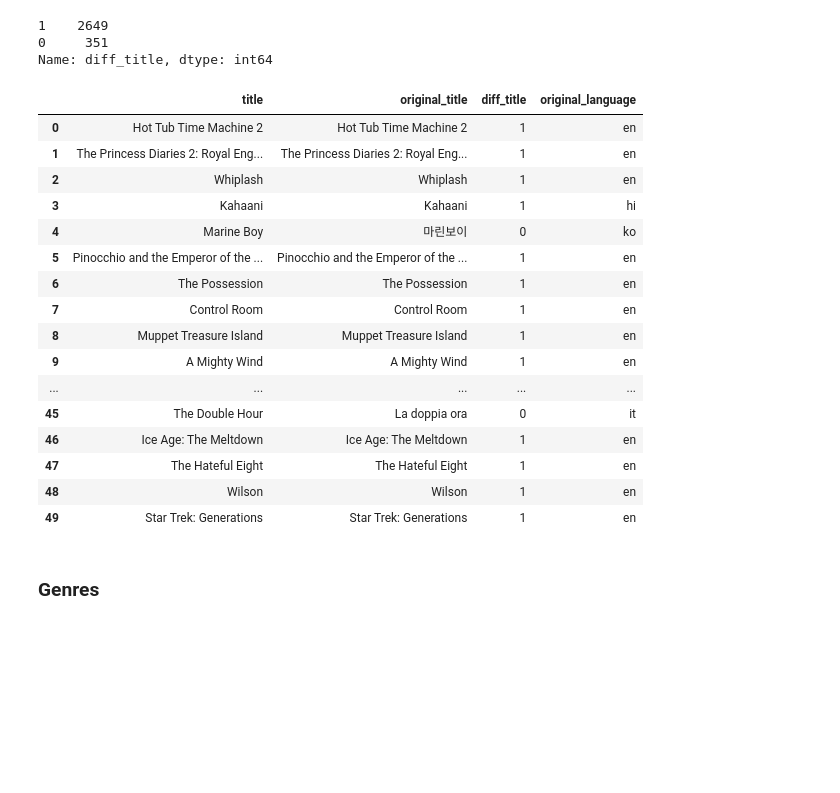
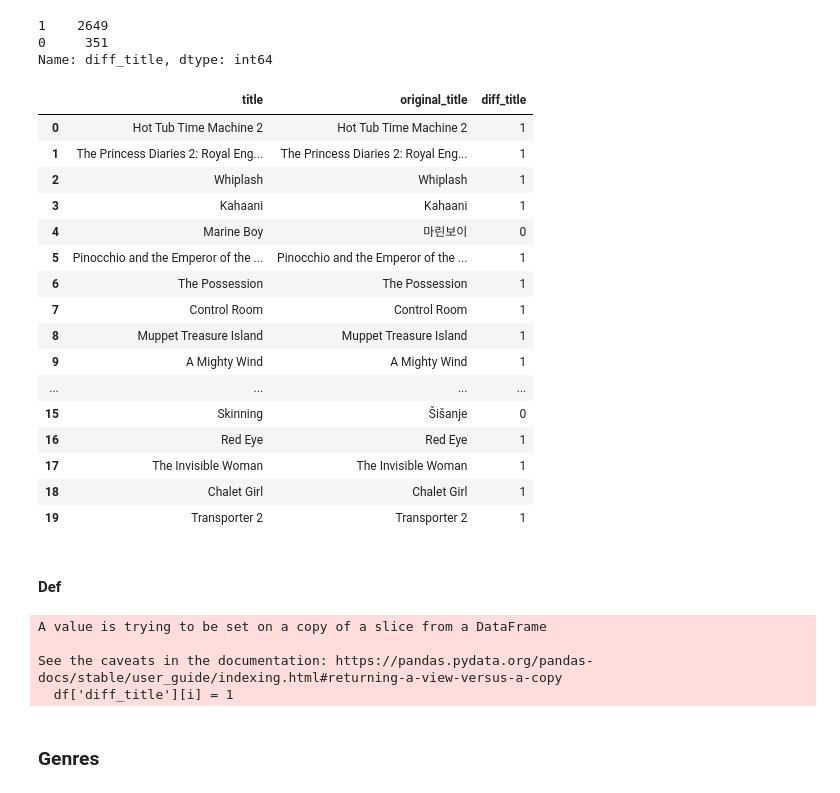
Before and after one commit to eydeem/Movie-prediction, a Jupyter notebook: main.ipynb, the cells around one changed output. Drawn from its saved outputs; the diff is of its cells as text; code cells hidden in the pictures; blank space fills up the shorter version.

```diff
--- a/main.ipynb
+++ b/main.ipynb
@@ -183,22 +230,24 @@ train['diff_title'].value_counts()
 0     351
 Name: diff_title, dtype: int64
 # %%
-train[['title', 'original_title', 'diff_title', 'original_language']].head(50)
+train[['title', 'original_title', 'diff_title']].head(20)
 # %% [output]
-|  | title | original_title | diff_title | original_language |
-| 0 | Hot Tub Time Machine 2 | Hot Tub Time Machine 2 | 1 | en |
-| 1 | The Princess Diaries 2: Royal Eng... | The Princess Diaries 2: Royal Eng... | 1 | en |
-| 2 | Whiplash | Whiplash | 1 | en |
-| 3 | Kahaani | Kahaani | 1 | hi |
-| 4 | Marine Boy | 마린보이 | 0 | ko |
-| 5 | Pinocchio and the Emperor of the ... | Pinocchio and the Emperor of the ... | 1 | en |
-| 6 | The Possession | The Possession | 1 | en |
-| 7 | Control Room | Control Room | 1 | en |
-| 8 | Muppet Treasure Island | Muppet Treasure Island | 1 | en |
-| 9 | A Mighty Wind | A Mighty Wind | 1 | en |
-| ... | ... | ... | ... | ... |
-| 45 | The Double Hour | La doppia ora | 0 | it |
-| 46 | Ice Age: The Meltdown | Ice Age: The Meltdown | 1 | en |
-| 47 | The Hateful Eight | The Hateful Eight | 1 | en |
-| 48 | Wilson | Wilson | 1 | en |
-| 49 | Star Trek: Generations | Star Trek: Generations | 1 | en |
+|  | title | original_title | diff_title |
+| 0 | Hot Tub Time Machine 2 | Hot Tub Time Machine 2 | 1 |
+| 1 | The Princess Diaries 2: Royal Eng... | The Princess Diaries 2: Royal Eng... | 1 |
+| 2 | Whiplash | Whiplash | 1 |
+| 3 | Kahaani | Kahaani | 1 |
+| 4 | Marine Boy | 마린보이 | 0 |
+| 5 | Pinocchio and the Emperor of the ... | Pinocchio and the Emperor of the ... | 1 |
+| 6 | The Possession | The Possession | 1 |
+| 7 | Control Room | Control Room | 1 |
+| 8 | Muppet Treasure Island | Muppet Treasure Island | 1 |
+| 9 | A Mighty Wind | A Mighty Wind | 1 |
+| ... | ... | ... | ... |
+| 15 | Skinning | Šišanje | 0 |
+| 16 | Red Eye | Red Eye | 1 |
+| 17 | The Invisible Woman | The Invisible Woman | 1 |
+| 18 | Chalet Girl | Chalet Girl | 1 |
+| 19 | Transporter 2 | Transporter 2 | 1 |
+# %% [markdown]
+#### Def
@@ -205,3 +265,11 @@ train[['title', 'original_title', 'diff_title', 'original_language']].head(50)
+# %%
+title(train)
+title(test)
+# %% [output]
+A value is trying to be set on a copy of a slice from a DataFrame
+
+See the caveats in the documentation: https://pandas.pydata.org/pandas-docs/stable/user_guide/indexing.html#returning-a-view-versus-a-copy
+  df['diff_title'][i] = 1
 # %% [markdown]
 ### Genres
 # %%
```
Also changed, not shown: parts of 108 cells of this notebook.
